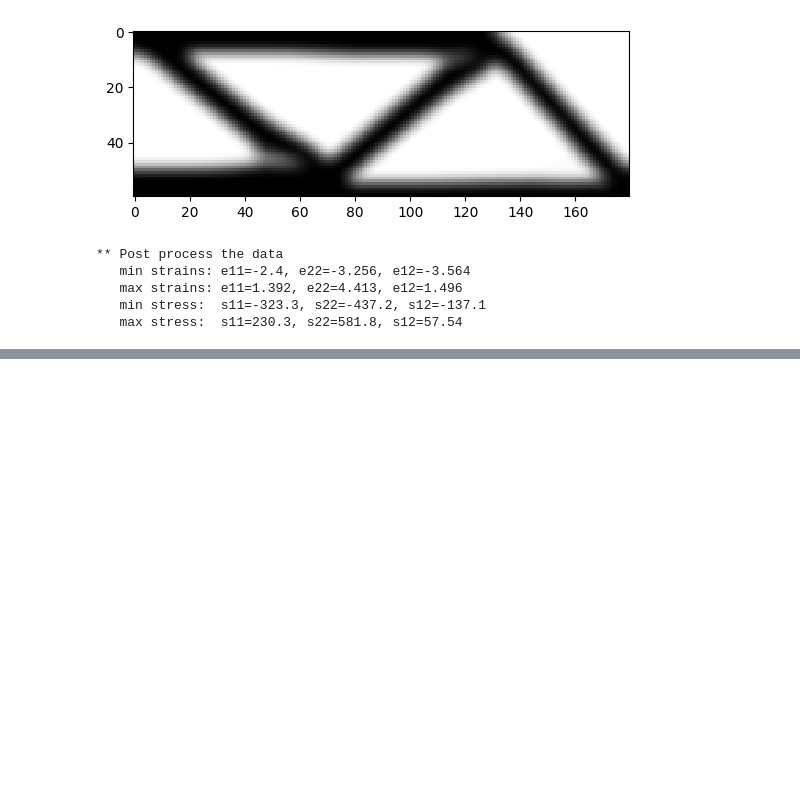
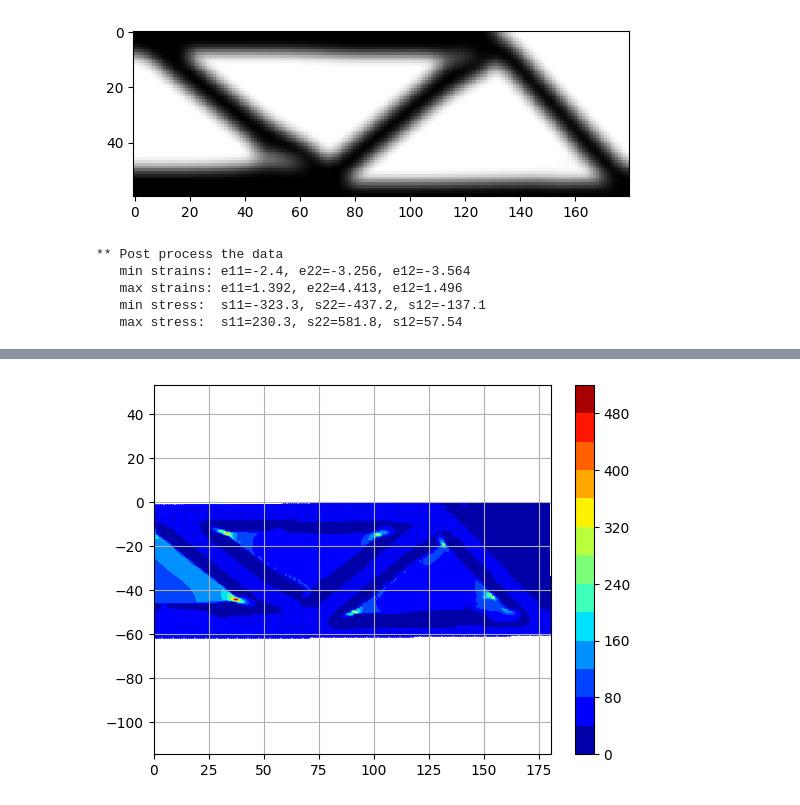
Before and after one commit to katerina2901/NLA_Topology_team, a Jupyter notebook: for_plots.ipynb, the cells around one changed output, grey strips where cells are left out. Saved outputs shown, nothing was run; the diff lists cells and outputs as text; code cells hidden in the pictures; blank space fills up the shorter version.

```diff
--- a/for_plots.ipynb
+++ b/for_plots.ipynb
@@ -753,0 +662,15 @@ plt.show()
+# %%
+t = plt.tricontourf([i[0] for i in X_coords],
+                    [i[0] for i in Y_coords],
+                    vM_stress,
+                    # [i[0] for i in disp_module[bool_mask]],
+                    # triangles=conn,
+                    levels=14, cmap=plt.cm.jet)
+plt.scatter(test_x, test_y,
+            marker='o', c='b', s=1) # (plot the nodes)
+plt.grid()
+plt.colorbar(t)
+plt.axis('equal')
+plt.show()
+# %% [output]
+[figure, added]
```
Also changed, not shown: parts of 11 cells of this notebook.
